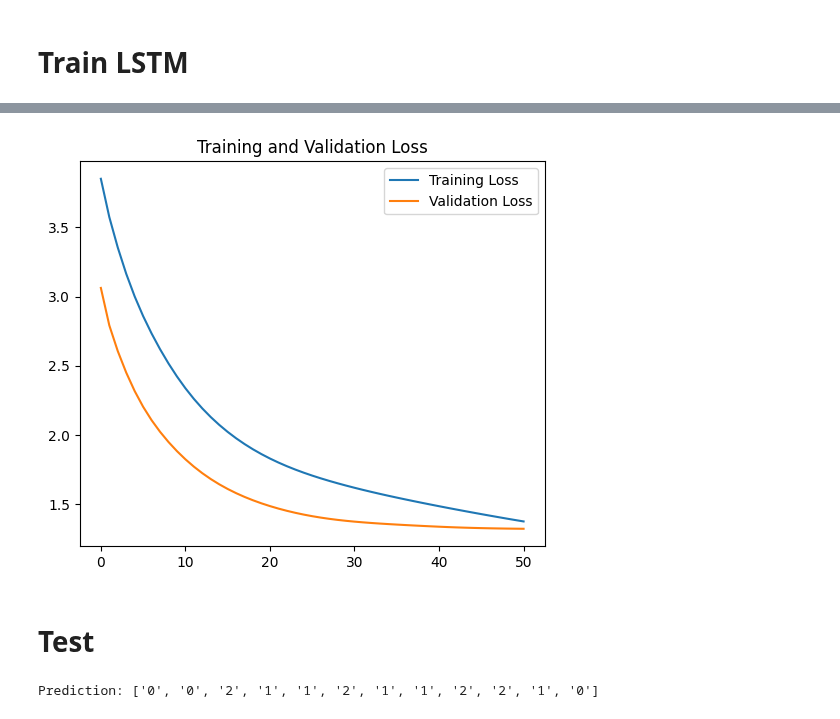
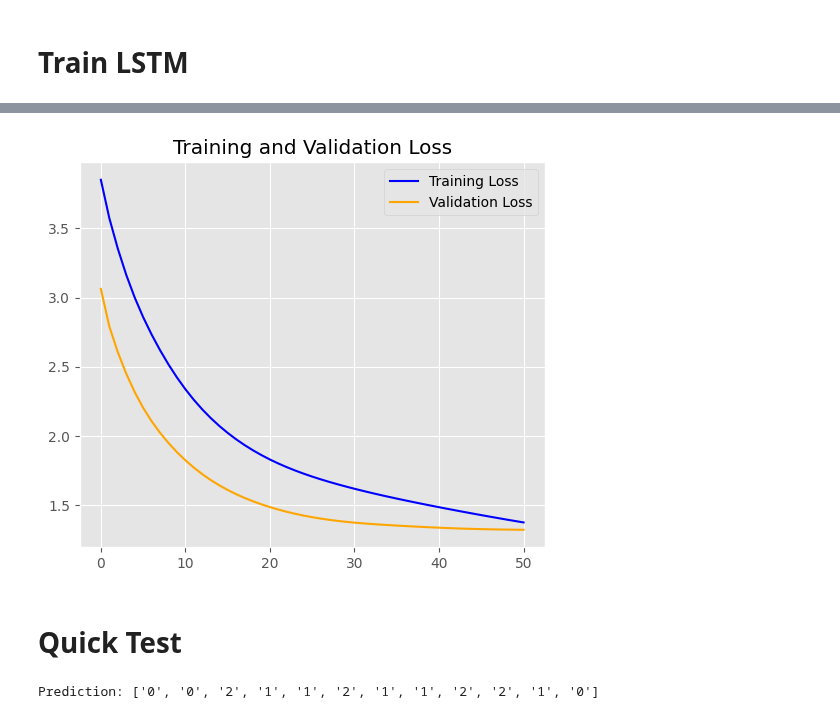
Before and after one commit to baobuiquang/ParallelLSTM, a Jupyter notebook: LSTM.ipynb, the cells around one changed output, grey strips where cells are left out. Saved outputs shown, nothing was run; the diff lists cells and outputs as text; code cells hidden in the pictures.

```diff
--- a/LSTM.ipynb
+++ b/LSTM.ipynb
@@ -19,6 +19,7 @@ from numba import NumbaPerformanceWarning
 warnings.filterwarnings("ignore", category=NumbaPerformanceWarning)
 np.warnings.filterwarnings('ignore', category=np.VisibleDeprecationWarning)
 np.random.seed(42)
+plt.style.use('ggplot')
 # %% [markdown]
 # Functions
 # %%
@@ -637,11 +659,11 @@ Wall time: 6.72 s
 # %%
 plt.figure(figsize=(6, 5))
-plt.plot(training_loss, label = 'Training Loss')
-plt.plot(validation_loss, label = 'Validation Loss')
+plt.plot(training_loss, label = 'Training Loss', color = 'blue')
+plt.plot(validation_loss, label = 'Validation Loss', color = 'orange')
 plt.title('Training and Validation Loss')
 plt.legend()
 plt.show()
 # %% [output]
-[figure, old version]
+[figure, new version]
 # %% [markdown]
-# Test
+# Quick Test
```
Also changed, not shown: parts of 15 cells of this notebook.
